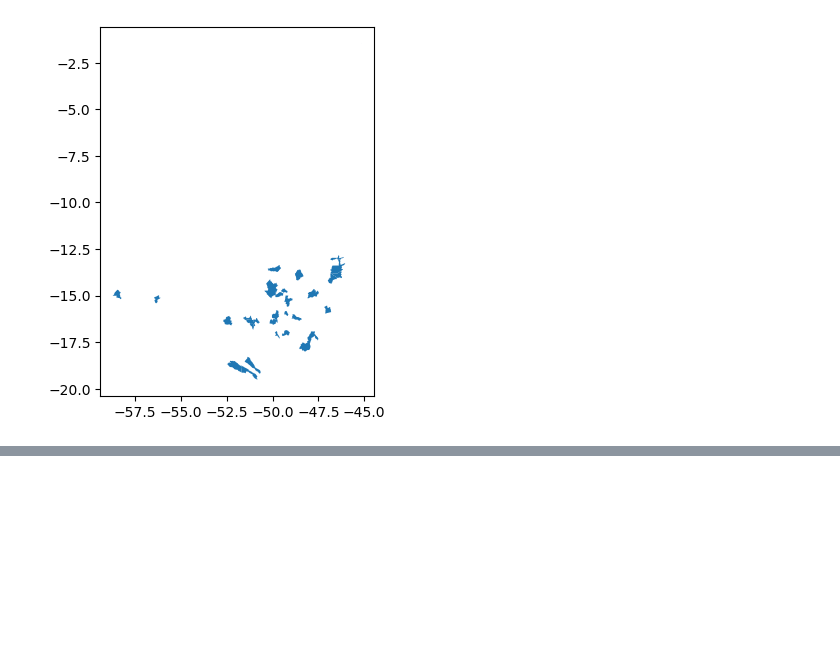
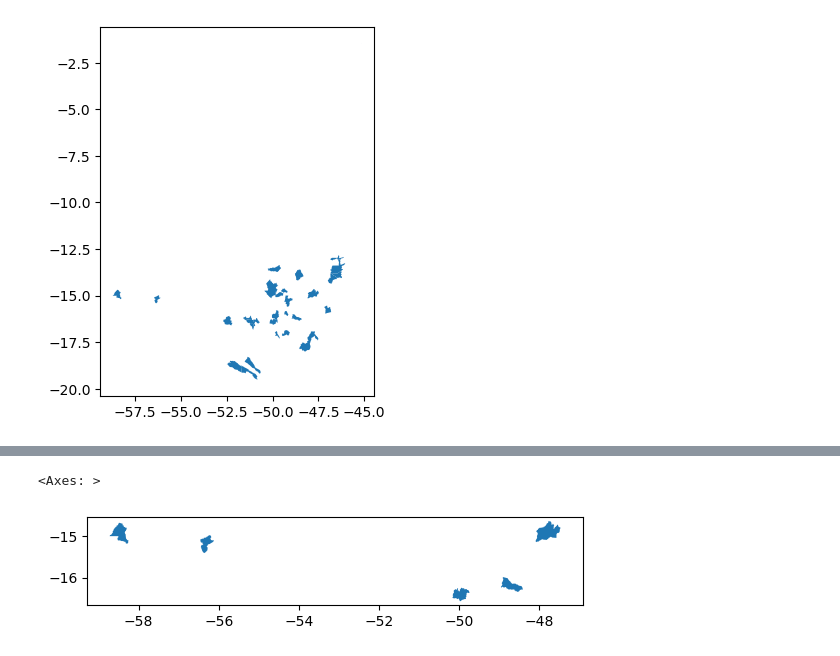
Before and after one commit to wedja/Python-Gis, a Jupyter notebook: geopandas.ipynb, the cells around one changed output, grey strips where cells are left out. Cells and saved outputs as stored; diff of their text form; code cells hidden in the pictures; blank space fills up the shorter version.

```diff
--- a/geopandas.ipynb
+++ b/geopandas.ipynb
@@ -101,0 +151,4 @@ data_filter.plot();
+# %%
+# abrir o rquivo municipio
+dados = gpd.read_file('./arquivos_vetoriais/municipios.shp')
+dados
@@ -101,0 +178,5 @@ data_filter.plot();
+# %%
+dados[:5].plot()
+# %% [output]
+<Axes: >
+[figure, added]
```
Also changed, not shown: parts of 11 cells of this notebook, 5 other files.
